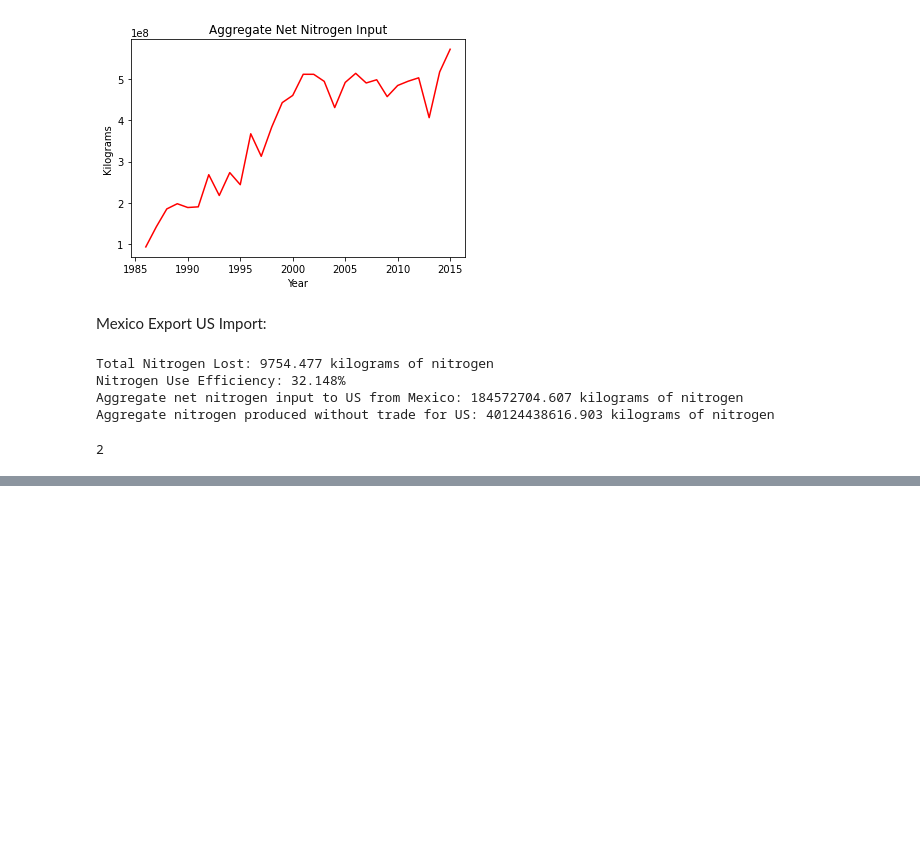
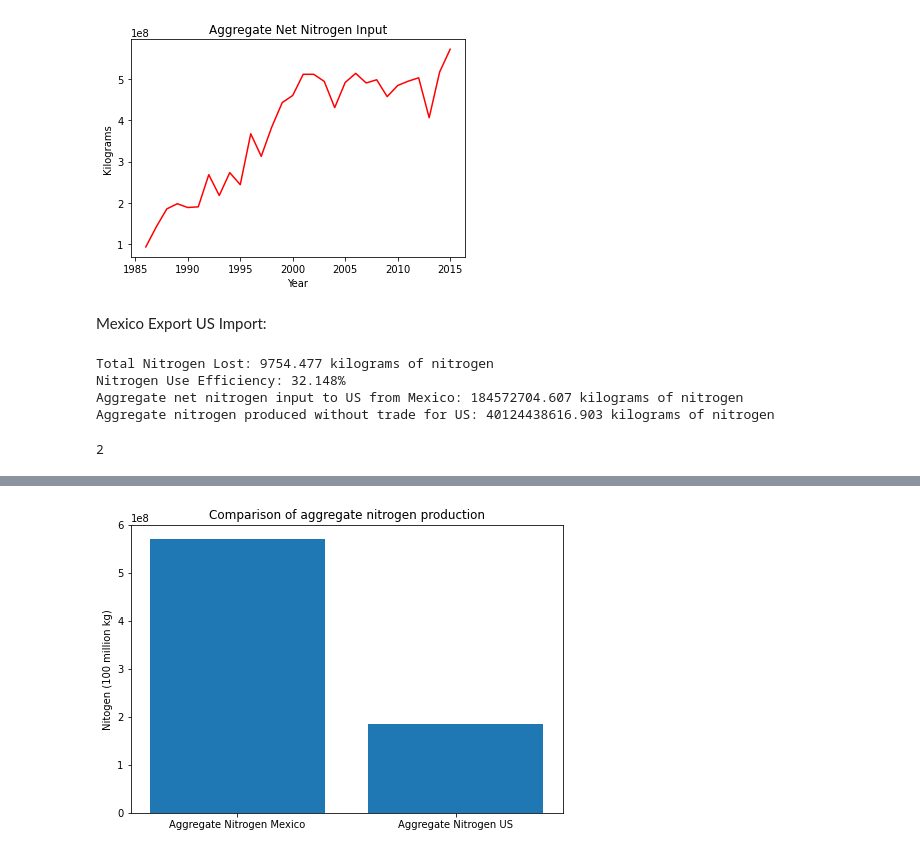
Before and after one commit to jfernandez37/495Project, a Jupyter notebook: Directed_consulting_495.ipynb, the cells around one changed output, grey strips where cells are left out. Cells and saved outputs as stored; diff of their text form; code cells hidden in the pictures; blank space fills up the shorter version.

```diff
--- a/Directed_consulting_495.ipynb
+++ b/Directed_consulting_495.ipynb
@@ -432,3 +442,13 @@ plt.show()
+# %%
+fig = plt.figure()
+ax = fig.add_axes([0,0,1,1])
+tags = ['Aggregate Nitrogen Mexico', 'Aggregate Nitrogen US']
+ax.bar(tags,aggArr)
+ax.set_ylabel('Nitogen (100 million kg)')
+ax.set_title('Comparison of aggregate nitrogen production')
+plt.show()
+# %% [output]
+[figure, added]
 # %%
 print(nitSurpMex)
 print(aggNitProdUS)
```
Also changed, not shown: parts of 15 cells of this notebook.
